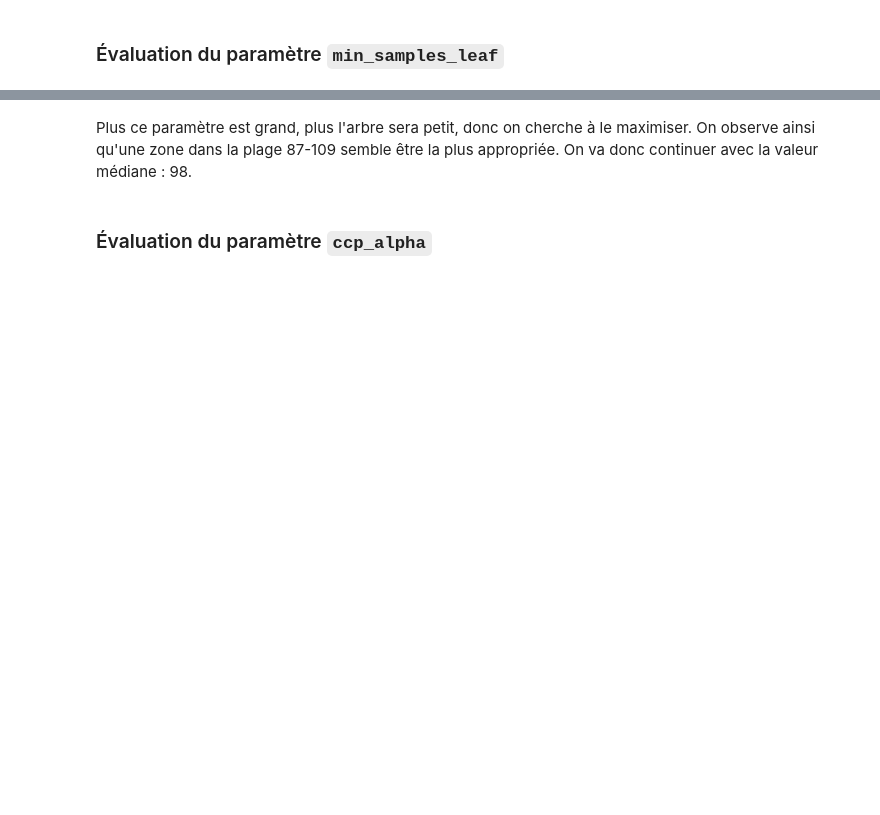
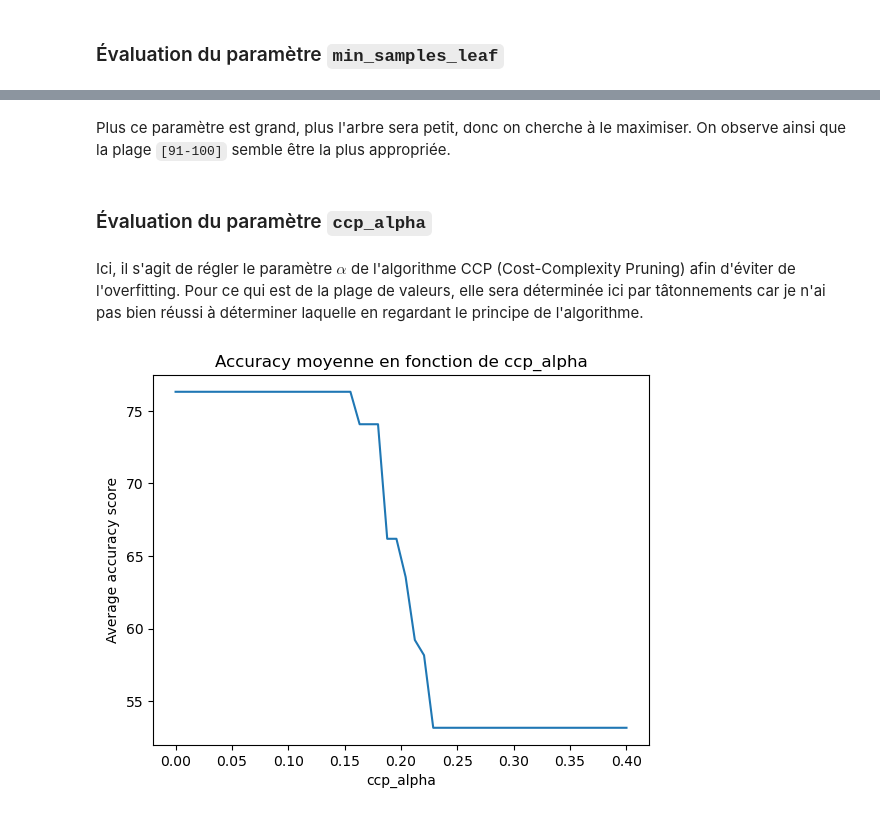
Before and after one commit to Polytech-E2I/data-processing, a Jupyter notebook: Projet2_jpynb/Projet2.ipynb, the cells around one changed output, grey strips where cells are left out. Saved outputs shown, nothing was run; the diff lists cells and outputs as text; code cells hidden in the pictures; blank space fills up the shorter version.

```diff
--- a/Projet2_jpynb/Projet2.ipynb
+++ b/Projet2_jpynb/Projet2.ipynb
@@ -342,4 +343,38 @@ plt.show()
 # %% [markdown]
-Plus ce paramètre est grand, plus l'arbre sera petit, donc on cherche à le maximiser. On observe ainsi qu'une zone dans la plage 87-109 semble être la plus appropriée. On va donc continuer avec la valeur médiane : 98.
+Plus ce paramètre est grand, plus l'arbre sera petit, donc on cherche à le maximiser. On observe ainsi que la plage `[91-100]` semble être la plus appropriée.
 # %% [markdown]
 ### Évaluation du paramètre `ccp_alpha`
+# %% [markdown]
+Ici, il s'agit de régler le paramètre $\alpha$ de l'algorithme CCP (Cost-Complexity Pruning) afin d'éviter de l'overfitting. Pour ce qui est de la plage de valeurs, elle sera déterminée ici par tâtonnements car je n'ai pas bien réussi à déterminer laquelle en regardant le principe de l'algorithme.
+# %%
+accuracies = dict.fromkeys(np.linspace(0, 0.4, 50))
+for ccp_alpha in accuracies.keys():
+    accuracies[ccp_alpha] = []
+
+for i in range(10):
+    X_train, X_test, Y_train, Y_test = train_test_split(X, Y)
+
+    for ccp_alpha in accuracies.keys():
+        dtc = DecisionTreeClassifier(
+            criterion='entropy',
+            max_depth=4,
+            min_samples_leaf=98,
+            ccp_alpha=ccp_alpha
+        )
+        dtc = dtc.fit(X_train, Y_train)
+        true = Y_test
+        predict = dtc.predict(X_test)
+        accuracies[ccp_alpha].append(accuracy_score(true, predict) * 100)
+
+
+average_accuracies = dict.fromkeys(accuracies)
+for ccp_alpha in average_accuracies.keys():
+    average_accuracies[ccp_alpha] = np.array(accuracies[ccp_alpha]).mean()
+
+plt.plot(average_accuracies.keys(), average_accuracies.values())
+plt.xlabel("ccp_alpha")
+plt.ylabel("Average accuracy score")
+plt.title("Accuracy moyenne en fonction de ccp_alpha")
+plt.show()
+# %% [output]
+[figure, added]
```
Also changed, not shown: parts of 20 cells of this notebook.
